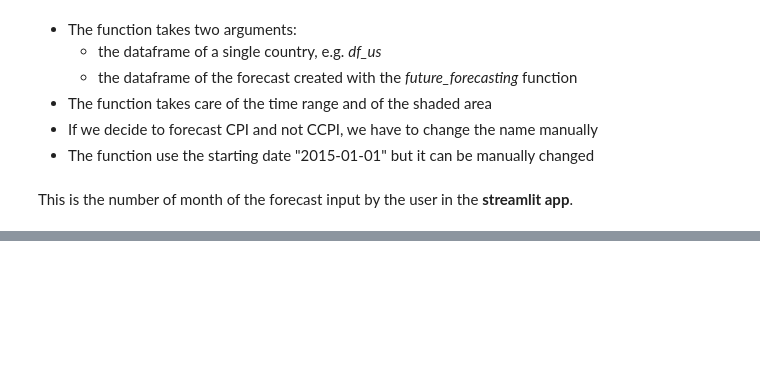
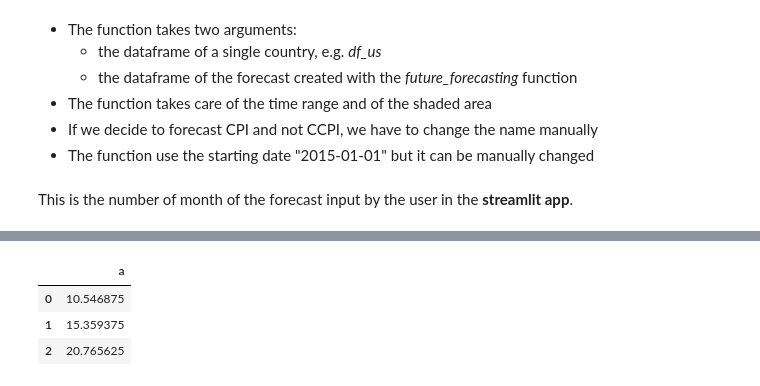
Before and after one commit to Alessandro1984/inflation-forecasting, a Jupyter notebook: plot_model.ipynb, the cells around one changed output, grey strips where cells are left out. Saved outputs shown, nothing was run; the diff lists cells and outputs as text; code cells hidden in the pictures; blank space fills up the shorter version.

```diff
--- a/plot_model.ipynb
+++ b/plot_model.ipynb
@@ -301,0 +348,9 @@ plot_function(data_country = df_us,
+# %%
+df = pd.DataFrame([10.54546, 15.356456, 20.76744], dtype="f2", columns=["a"])
+# %%
+df
+# %% [output]
+|  | a |
+| 0 | 10.546875 |
+| 1 | 15.359375 |
+| 2 | 20.765625 |
```
Also changed, not shown: parts of 19 cells of this notebook, 9 other files.
